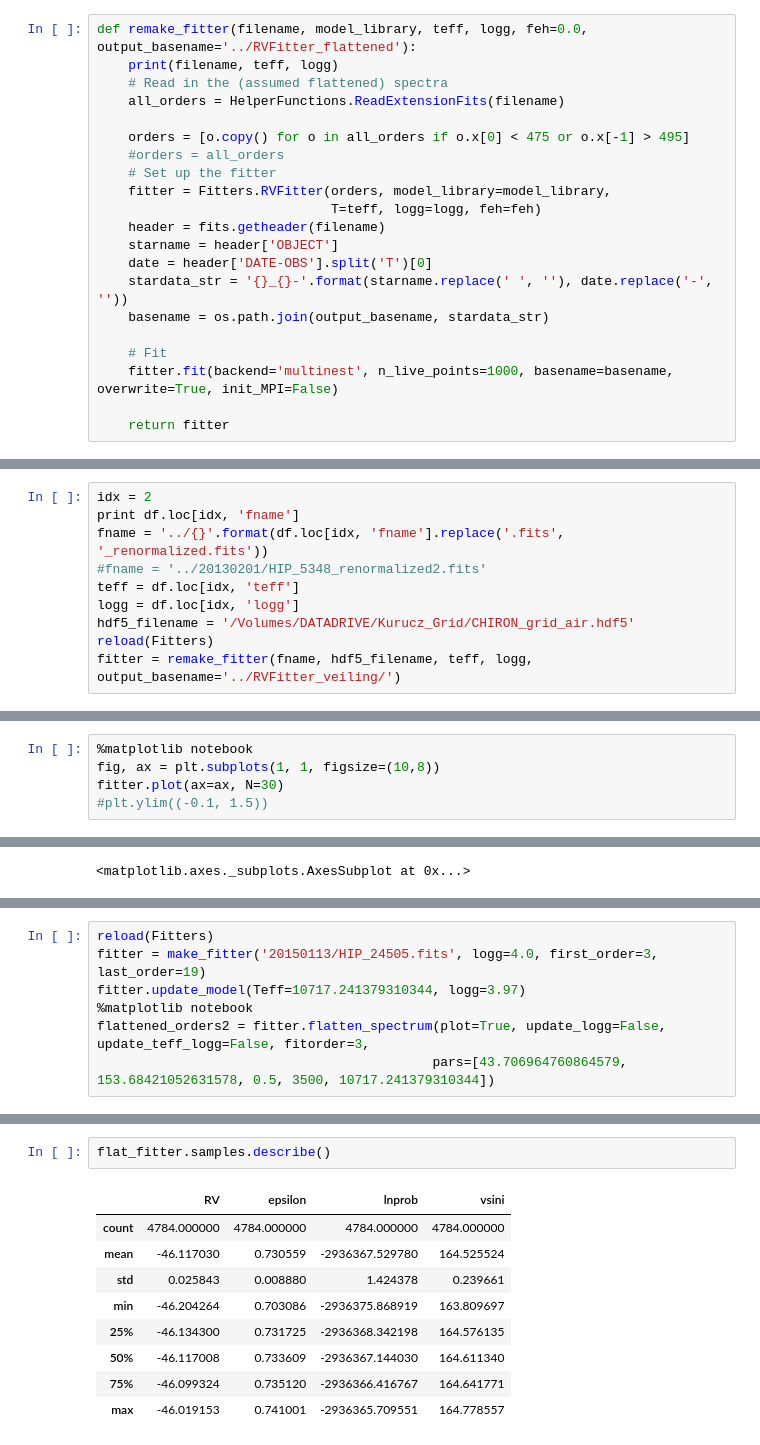
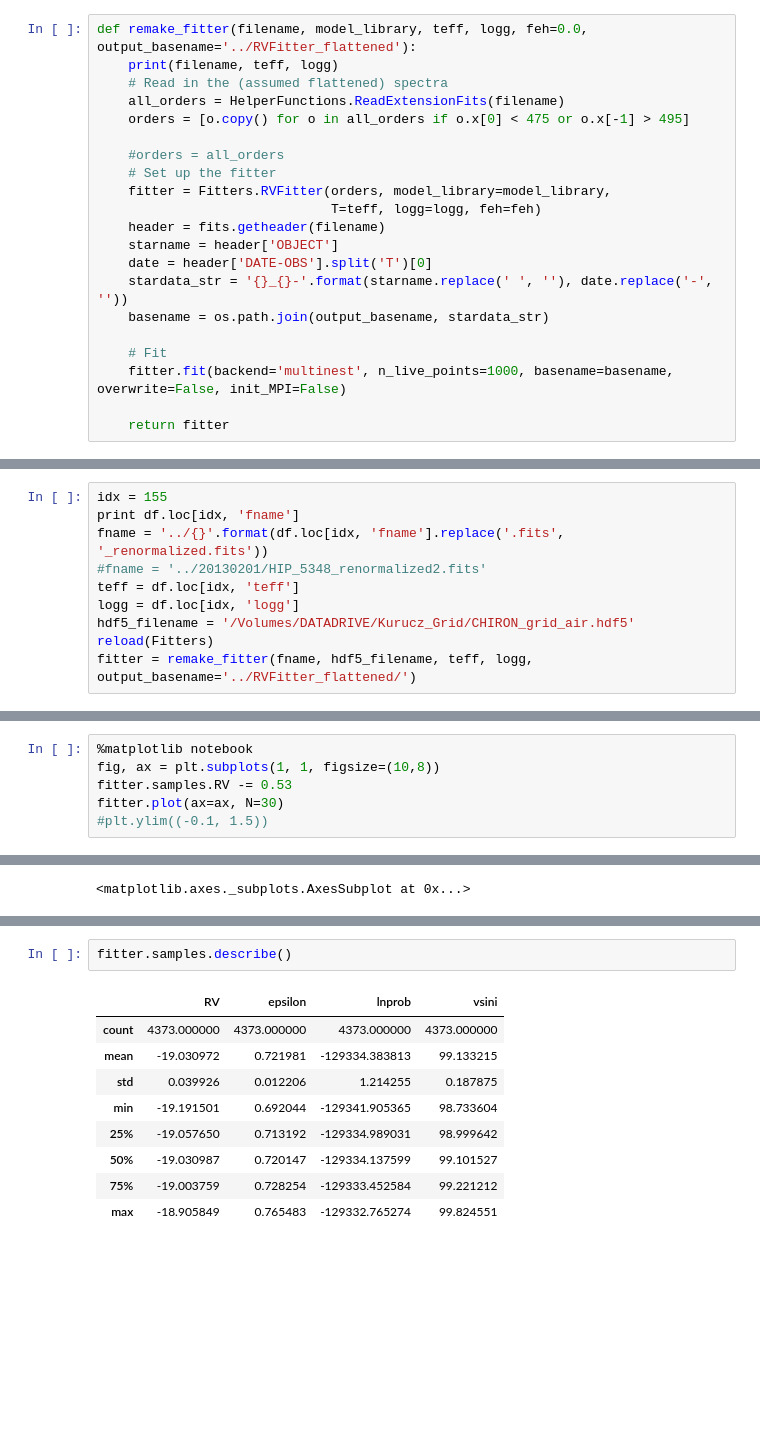
Before and after one commit to kgullikson88/Chiron-Scripts, a Jupyter notebook: MeasureRV.ipynb, the cells around one changed output, grey strips where cells are left out. Saved outputs shown, nothing was run; the diff lists cells and outputs as text; blank space fills up the shorter version.

```diff
--- a/MeasureRV.ipynb
+++ b/MeasureRV.ipynb
@@ -101,8 +75,8 @@ def remake_fitter(filename, model_library, teff, logg, feh=0.0, output_basename=
     print(filename, teff, logg)
     # Read in the (assumed flattened) spectra
     all_orders = HelperFunctions.ReadExtensionFits(filename)
+    orders = [o.copy() for o in all_orders if o.x[0] < 475 or o.x[-1] > 495]
 
-    orders = [o.copy() for o in all_orders if o.x[0] < 475 or o.x[-1] > 495]
     #orders = all_orders
     # Set up the fitter
     fitter = Fitters.RVFitter(orders, model_library=model_library,
@@ -114,7 +88,7 @@ def remake_fitter(filename, model_library, teff, logg, feh=0.0, output_basename=
     basename = os.path.join(output_basename, stardata_str)
 
     # Fit
-    fitter.fit(backend='multinest', n_live_points=1000, basename=basename, overwrite=True, init_MPI=False)
+    fitter.fit(backend='multinest', n_live_points=1000, basename=basename, overwrite=False, init_MPI=False)
 
     return fitter
 # %%
@@ -136,5 +110,5 @@ df.loc[df.star == 'HIP 5348']
 # %%
-idx = 2
+idx = 155
 print df.loc[idx, 'fname']
 fname = '../{}'.format(df.loc[idx, 'fname'].replace('.fits', '_renormalized.fits'))
 #fname = '../20130201/HIP_5348_renormalized2.fits'
@@ -142,5 +116,5 @@ teff = df.loc[idx, 'teff']
 logg = df.loc[idx, 'logg']
 hdf5_filename = '/Volumes/DATADRIVE/Kurucz_Grid/CHIRON_grid_air.hdf5'
 reload(Fitters)
-fitter = remake_fitter(fname, hdf5_filename, teff, logg, output_basename='../RVFitter_veiling/')
+fitter = remake_fitter(fname, hdf5_filename, teff, logg, output_basename='../RVFitter_flattened/')
 # %% [output]
@@ -155,6 +129,7 @@ fitter.triangle()
 # %%
 %matplotlib notebook
 fig, ax = plt.subplots(1, 1, figsize=(10,8))
+fitter.samples.RV -= 0.53
 fitter.plot(ax=ax, N=30)
 #plt.ylim((-0.1, 1.5))
 # %% [output]
@@ -228,7 +138,0 @@ HelperFunctions.OutputFitsFileExtensions(column_list, '../20130201/HIP_5348_reno
-# %%
-reload(Fitters)
-fitter = make_fitter('20150113/HIP_24505.fits', logg=4.0, first_order=3, last_order=19)
-fitter.update_model(Teff=10717.241379310344, logg=3.97)
-%matplotlib notebook
-flattened_orders2 = fitter.flatten_spectrum(plot=True, update_logg=False, update_teff_logg=False, fitorder=3,
-                                           pars=[43.706964760864579, 153.68421052631578, 0.5, 3500, 10717.241379310344])
@@ -269,12 +153,12 @@ flat_fitter.triangle()
 # %%
-flat_fitter.samples.describe()
+fitter.samples.describe()
 # %% [output]
 |  | RV | epsilon | lnprob | vsini |
-| count | 4784.000000 | 4784.000000 | 4784.000000 | 4784.000000 |
-| mean | -46.117030 | 0.730559 | -2936367.529780 | 164.525524 |
-| std | 0.025843 | 0.008880 | 1.424378 | 0.239661 |
-| min | -46.204264 | 0.703086 | -2936375.868919 | 163.809697 |
-| 25% | -46.134300 | 0.731725 | -2936368.342198 | 164.576135 |
-| 50% | -46.117008 | 0.733609 | -2936367.144030 | 164.611340 |
-| 75% | -46.099324 | 0.735120 | -2936366.416767 | 164.641771 |
-| max | -46.019153 | 0.741001 | -2936365.709551 | 164.778557 |
+| count | 4373.000000 | 4373.000000 | 4373.000000 | 4373.000000 |
+| mean | -19.030972 | 0.721981 | -129334.383813 | 99.133215 |
+| std | 0.039926 | 0.012206 | 1.214255 | 0.187875 |
+| min | -19.191501 | 0.692044 | -129341.905365 | 98.733604 |
+| 25% | -19.057650 | 0.713192 | -129334.989031 | 98.999642 |
+| 50% | -19.030987 | 0.720147 | -129334.137599 | 99.101527 |
+| 75% | -19.003759 | 0.728254 | -129333.452584 | 99.221212 |
+| max | -18.905849 | 0.765483 | -129332.765274 | 99.824551 |
```
Also changed, not shown: parts of 25 cells of this notebook.
